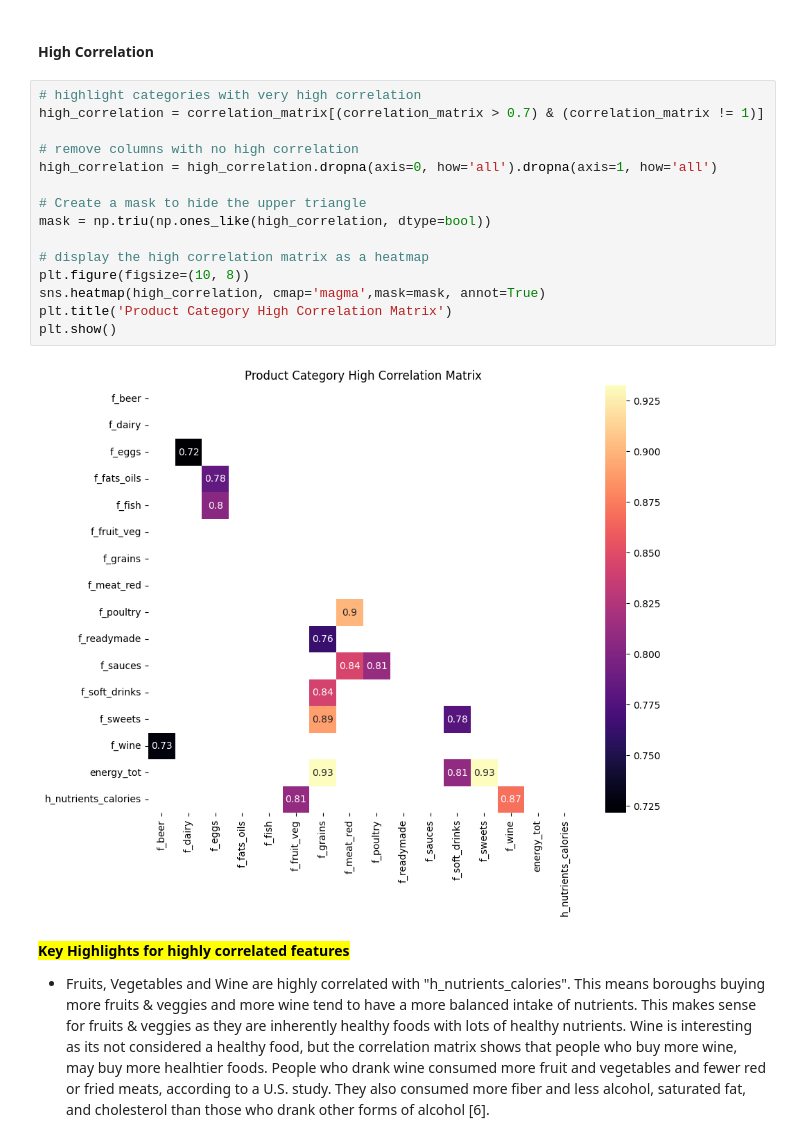
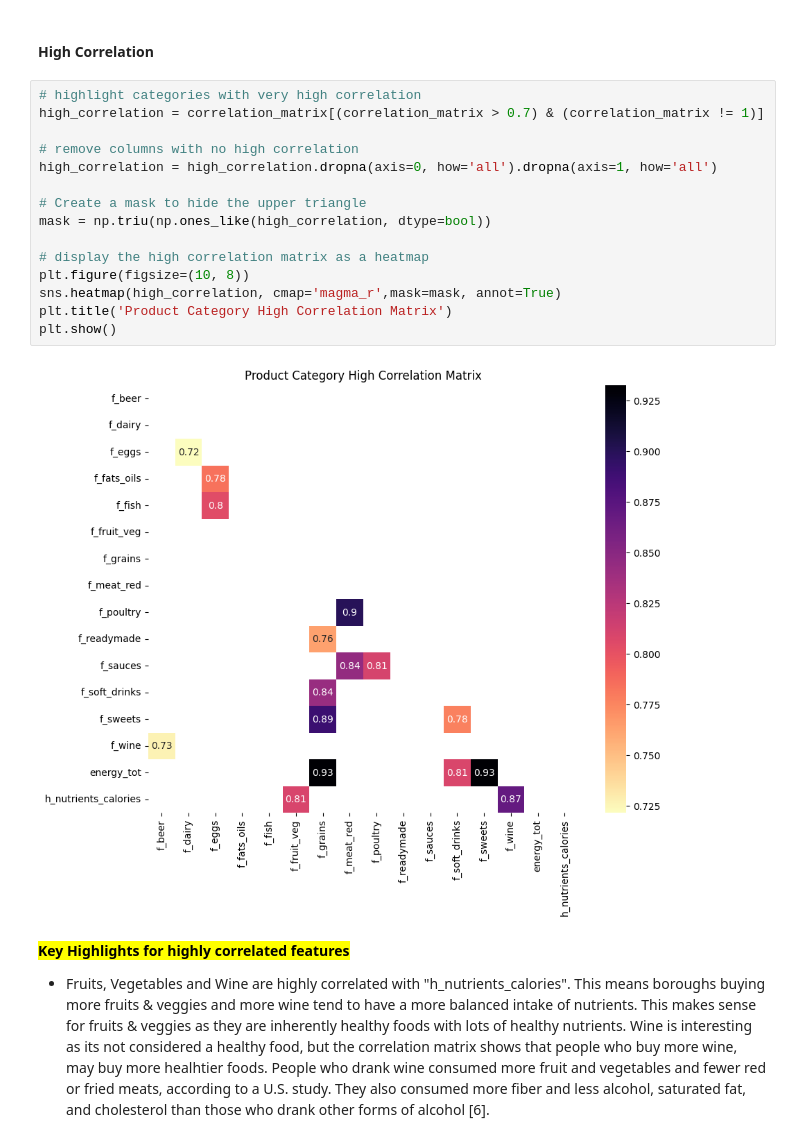
Before and after one commit to omarriyaz/Tesco_Grocery_and_Educational_Attainment, a Jupyter notebook: Code/Analysis.ipynb, the cells around one changed output. Drawn from its saved outputs; the diff is of its cells as text.

```diff
--- a/Code/Analysis.ipynb
+++ b/Code/Analysis.ipynb
@@ -443,20 +443,20 @@ plt.show()
 # %%
 # highlight categories with very high correlation
 high_correlation = correlation_matrix[(correlation_matrix > 0.7) & (correlation_matrix != 1)]
 
 # remove columns with no high correlation
 high_correlation = high_correlation.dropna(axis=0, how='all').dropna(axis=1, how='all')
 
 # Create a mask to hide the upper triangle
 mask = np.triu(np.ones_like(high_correlation, dtype=bool))
 
 # display the high correlation matrix as a heatmap
 plt.figure(figsize=(10, 8))
-sns.heatmap(high_correlation, cmap='magma',mask=mask, annot=True)
+sns.heatmap(high_correlation, cmap='magma_r',mask=mask, annot=True)
 plt.title('Product Category High Correlation Matrix')
 plt.show()
 # %% [output]
-[figure, old version]
+[figure, new version]
 # %% [markdown]
 <mark>**Key Highlights for highly correlated features**</mark>
 
```
Also changed, not shown: parts of 8 cells of this notebook.
